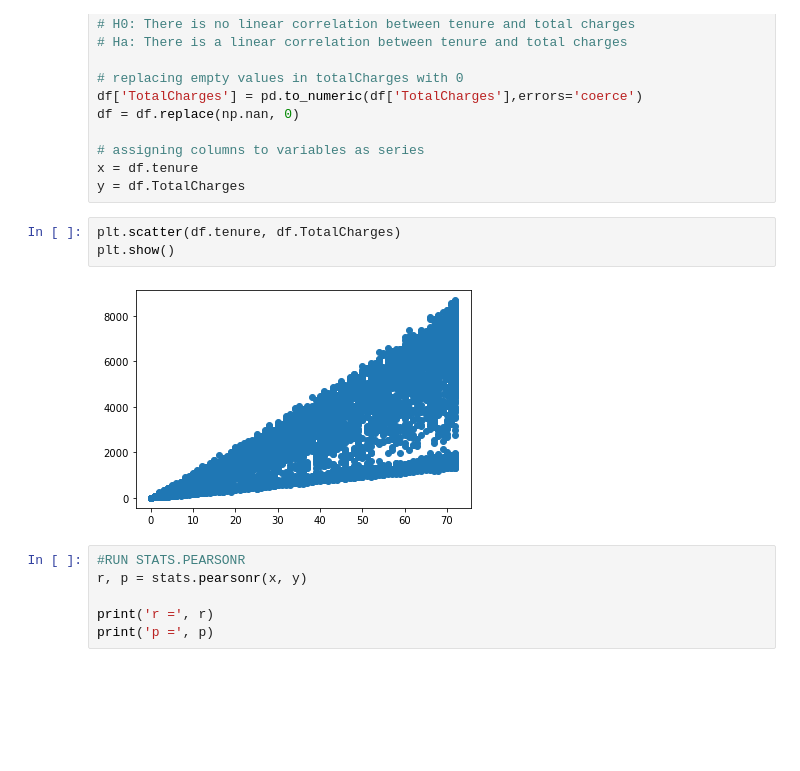
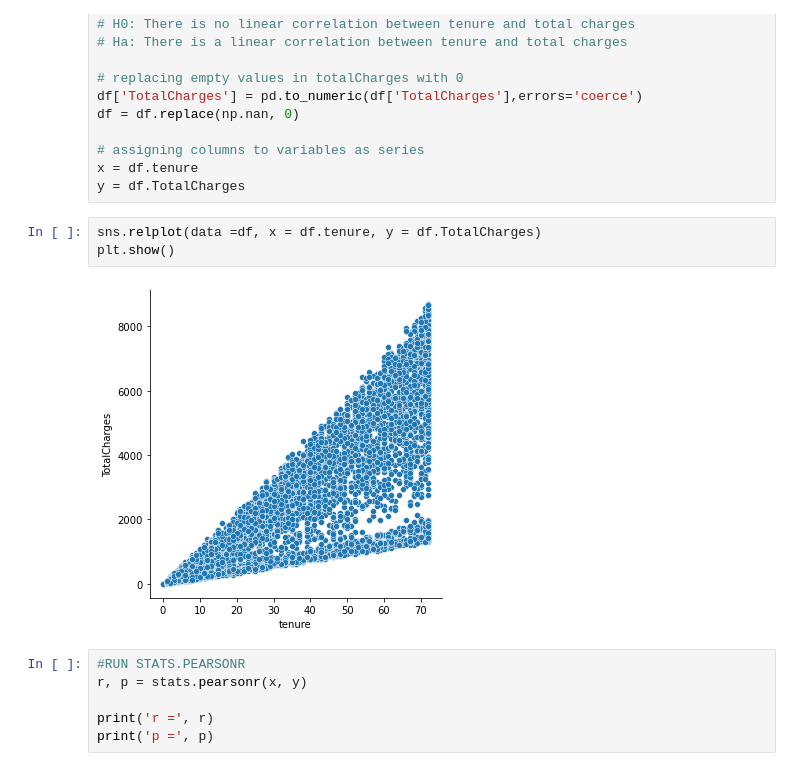
Before and after one commit to VincentBanuelos/statistics-exercises, a Jupyter notebook: hypothesis_testing.ipynb, the cells around one changed output. Drawn from its saved outputs; the diff is of its cells as text; blank space fills up the shorter version.

```diff
--- a/hypothesis_testing.ipynb
+++ b/hypothesis_testing.ipynb
@@ -394,10 +390,10 @@ df = df.replace(np.nan, 0)
 x = df.tenure
 y = df.TotalCharges
 # %%
-plt.scatter(df.tenure, df.TotalCharges)
+sns.relplot(data =df, x = df.tenure, y = df.TotalCharges)
 plt.show()
 # %% [output]
-[figure, old version]
+[figure, new version]
 # %%
 #RUN STATS.PEARSONR
 r, p = stats.pearsonr(x, y)
```
Also changed, not shown: parts of 45 cells of this notebook.
